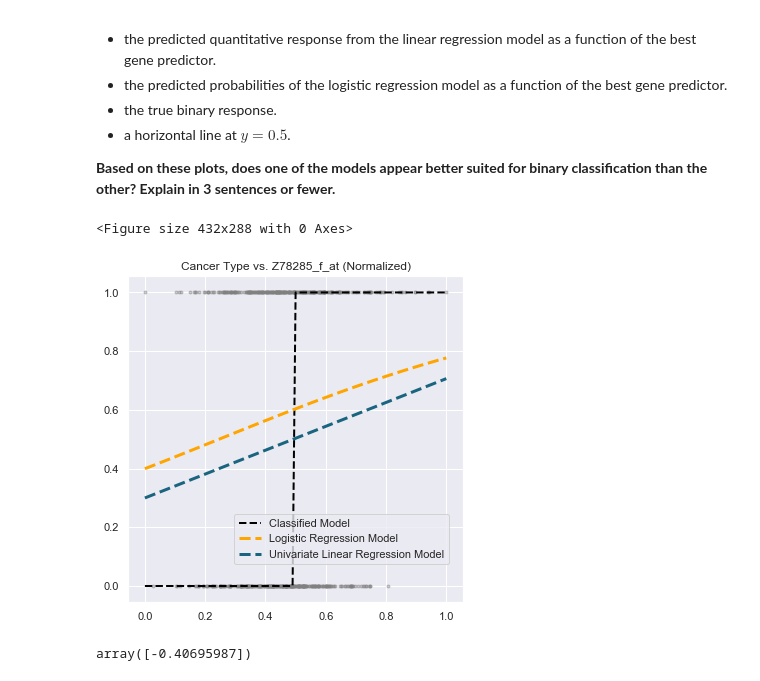
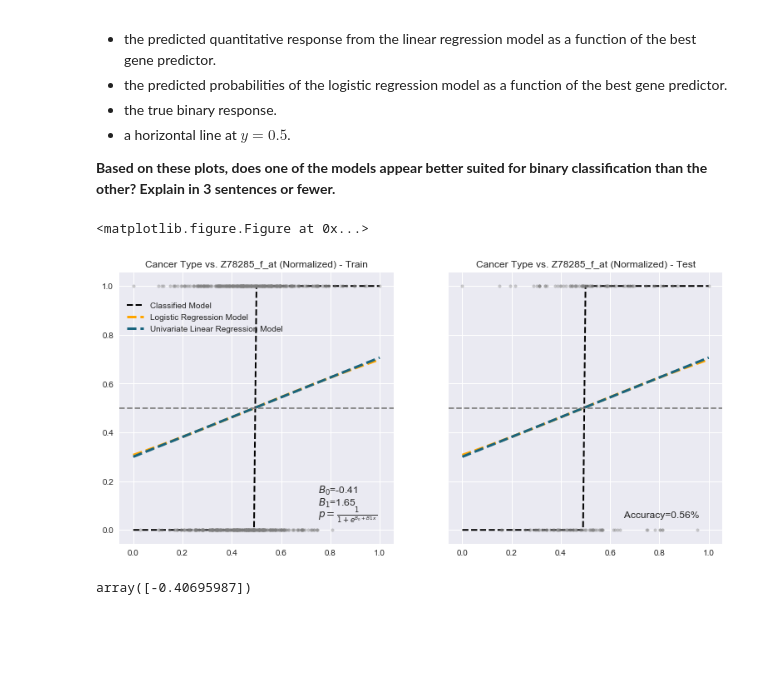
Before and after one commit to kdumontnu/2019-CS109A, a Jupyter notebook: homework/hw4/cs109a_HW4_submit.ipynb, the cells around one changed output. Saved outputs shown, nothing was run; the diff lists cells and outputs as text; code cells hidden in the pictures; blank space fills up the shorter version.

```diff
--- a/homework/hw4/cs109a_HW4_submit.ipynb
+++ b/homework/hw4/cs109a_HW4_submit.ipynb
@@ -336,23 +333,37 @@ print(lr.coef_)
 **Based on these plots, does one of the models appear better suited for binary classification than the other?  Explain in 3 sentences or fewer.**
 # %%
 plt.clf()
-fig, axes = plt.subplots(nrows=1, ncols=1, figsize=(6, 6))
+fig, axes = plt.subplots(nrows=1, ncols=2, figsize=(13, 6), sharey=True)
 
 x = np.linspace(0, 1, 101)
-y = 1/(1+np.exp(-(x*lr.coef_[0][1] + lr.coef_[0][0])))
-yr = OLSModel_Fit.params[0] + OLSModel_Fit.params[1]*x
+#y = 1/(1+np.exp(-(x*lr.coef_[0][1] + lr.coef_[0][0])))
+y = OLSModel_Fit.params[0] + OLSModel_Fit.params[1]*x
 
-axes.plot(x, lr.predict(sm.add_constant(x)), color='black', ls='--', linewidth=2, label='Classified Model')
-axes.scatter(X_train_n[best_predictor], y_train.values, color='grey', marker='.', alpha=0.4)
-axes.plot(x, y, color='orange', ls='--', linewidth=3, label='Logistic Regression Model')
-axes.plot(x, yr, color='#19647E', ls='--', linewidth=3, label='Univariate Linear Regression Model')
-axes.set_title('Cancer Type vs. ' + best_predictor + ' (Normalized)')
-axes.grid(True)
-axes.legend(loc='lower left', bbox_to_anchor=(0.3,0.1))
+# Plot
+axes[0].plot(x, lr.predict(sm.add_constant(x)), color='black', ls='--', linewidth=2, label='Classified Model')
+axes[0].scatter(X_train_n[best_predictor], y_train.values, color='grey', marker='.', alpha=0.4, zorder=20)
+axes[0].plot(x, lr.predict_proba(sm.add_constant(x))[:,1], color='orange', ls='--', linewidth=3, label='Logistic Regression Model')
+axes[0].plot(x, y, color='#19647E', ls='--', linewidth=3, label='Univariate Linear Regression Model')
+axes[0].axhline(y=0.5, ls='--', color='gray')
+axes[0].set_title('Cancer Type vs. ' + best_predictor + ' (Normalized) - Train')
+axes[0].grid(True)
+axes[0].legend(loc='lower left', bbox_to_anchor=(0.0,0.75))
+axes[0].text(0.75, 0.15, r"""$B_0$={:1.2f}""".format(lr.coef_[0][0]))
+axes[0].text(0.75, 0.1, r"""$B_1$={:1.2f}""".format(lr.coef_[0][1]))
+axes[0].text(0.75, 0.05, r"""$p=\frac{1}{1 + e^{B_0 + B1x}}$""")
+
+axes[1].plot(x, lr.predict(sm.add_constant(x)), color='black', ls='--', linewidth=2, label='Classified Model')
+axes[1].scatter(X_test_n[best_predictor], y_test.values, color='grey', marker='.', alpha=0.4, zorder=20)
+axes[1].plot(x, lr.predict_proba(sm.add_constant(x))[:,1], color='orange', ls='--', linewidth=3, label='Logistic Regression Model')
+axes[1].plot(x, y, color='#19647E', ls='--', linewidth=3, label='Univariate Linear Regression Model')
+axes[1].axhline(y=0.5, ls='--', color='gray')
+axes[1].set_title('Cancer Type vs. ' + best_predictor + ' (Normalized) - Test')
+axes[1].grid(True)
+axes[1].text(0.6, 0.05, r"""     Accuracy={:1.2f}%""".format(cur_accuracy))
 plt.show()
 # %% [output]
-<Figure size 432x288 with 0 Axes>
+<matplotlib.figure.Figure at 0x...>
-[figure, old version]
+[figure, new version]
 # %%
 # your code here
 lr.intercept_
```
Also changed, not shown: parts of 7 cells of this notebook.
